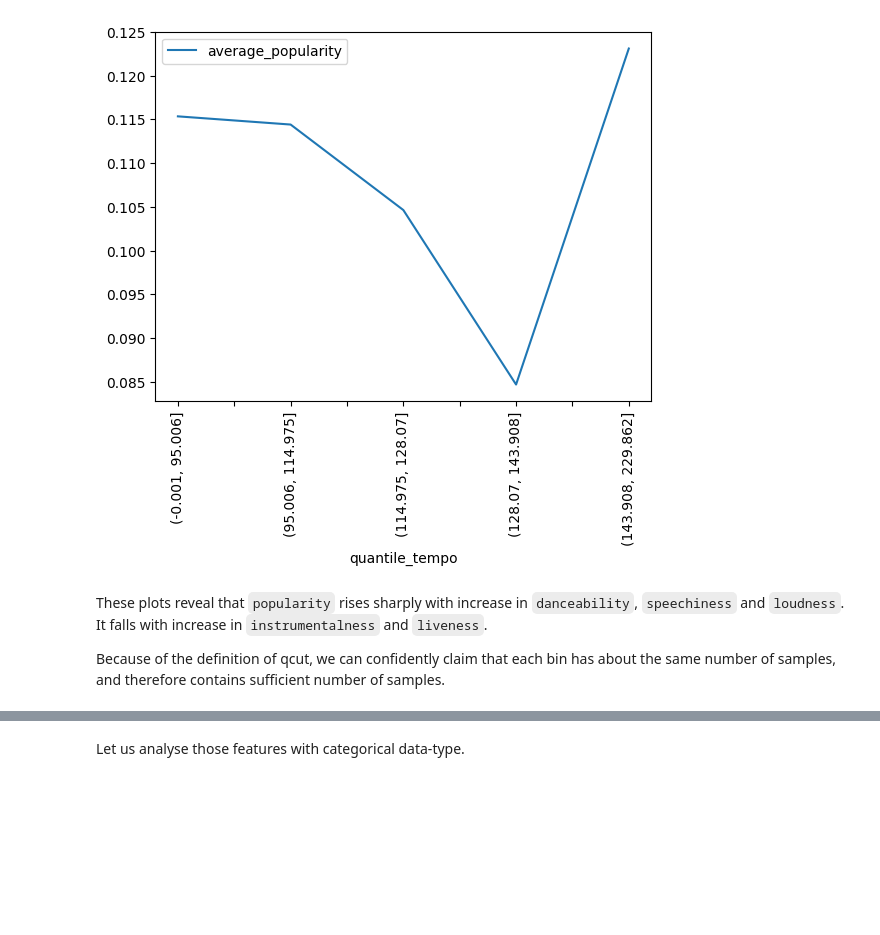
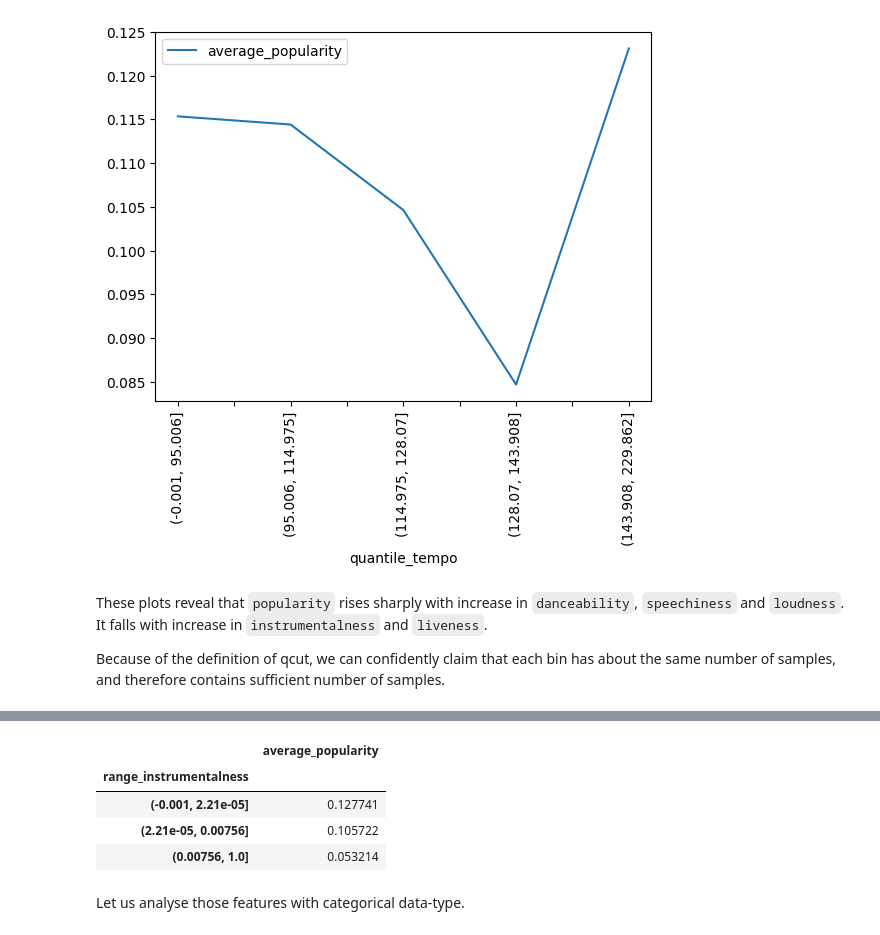
Before and after one commit to sabyasachi-mukherjee/spotify-tracks-project, a Jupyter notebook: EDA.ipynb, the cells around one changed output, grey strips where cells are left out. Drawn from its saved outputs; the diff is of its cells as text; code cells hidden in the pictures; blank space fills up the shorter version.

```diff
--- a/EDA.ipynb
+++ b/EDA.ipynb
@@ -138,3 +156,11 @@ therefore contains sufficient number of samples.
+# %%
+attribute_vs_popularity_table(DF, column_name= "instrumentalness")
+# %% [output]
+|  | average_popularity |
+| range_instrumentalness |  |
+| (-0.001, 2.21e-05] | 0.127741 |
+| (2.21e-05, 0.00756] | 0.105722 |
+| (0.00756, 1.0] | 0.053214 |
 # %% [markdown]
 Let us analyse those features with categorical data-type.
 # %%
```
Also changed, not shown: parts of 5 cells of this notebook.
